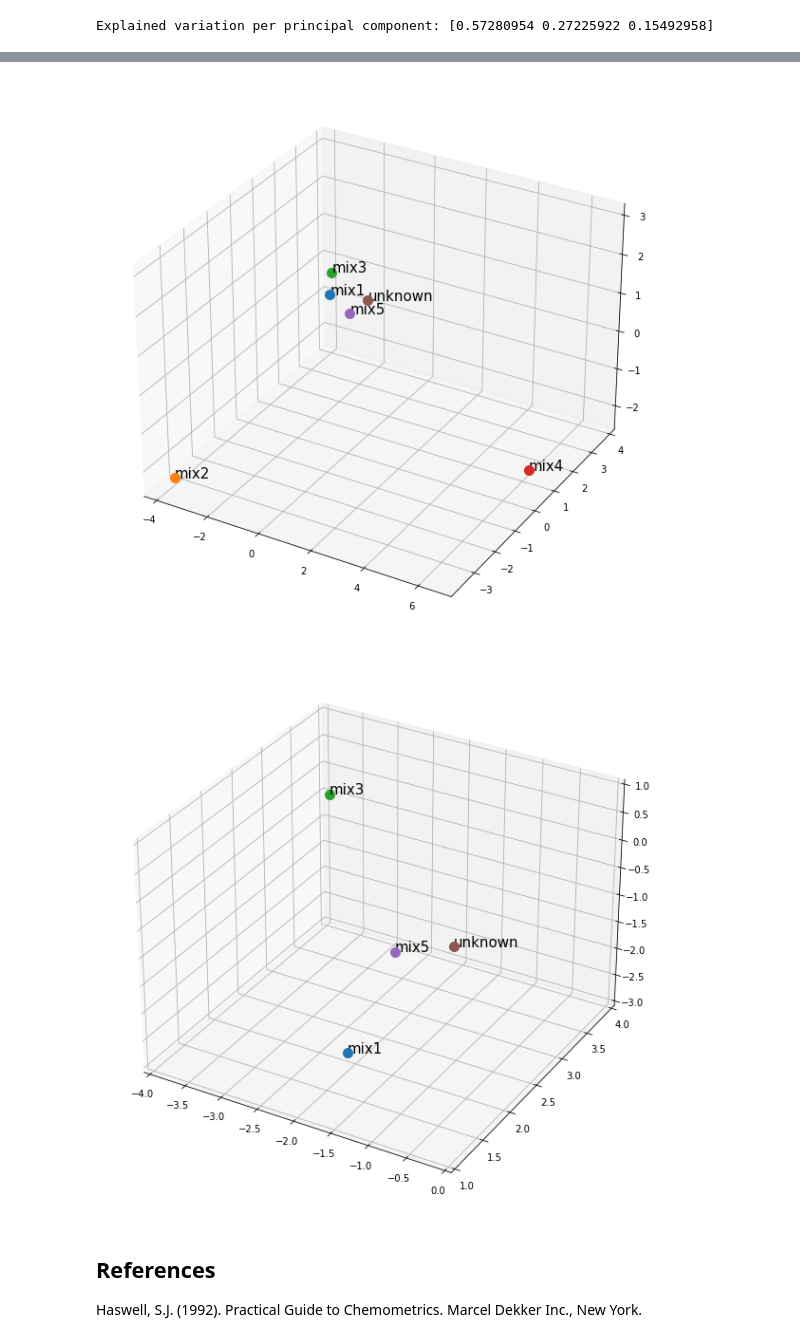
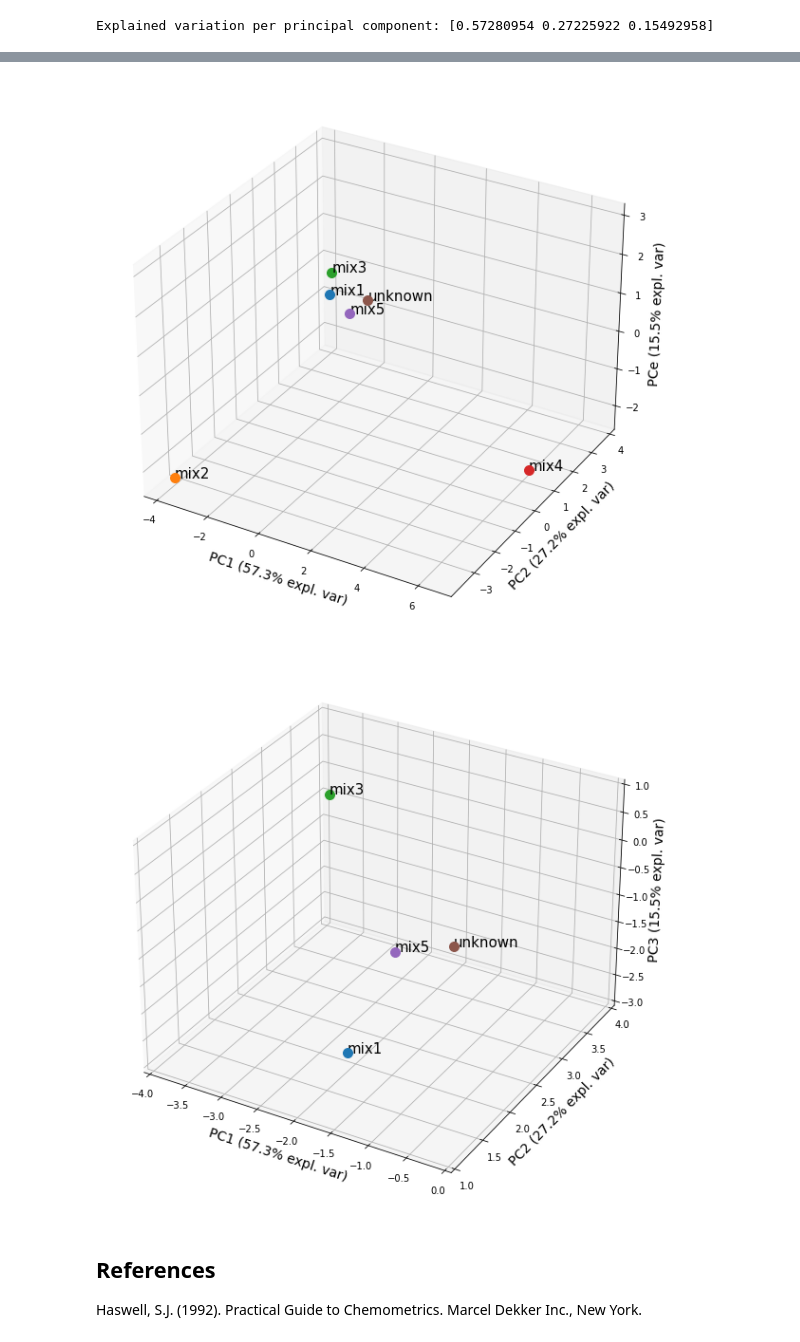
Before and after one commit to dawsman-1/Chemometrics-using-Python, a Jupyter notebook: Principal Component Analysis sklearn.ipynb, the cells around one changed output, grey strips where cells are left out. Drawn from its saved outputs; the diff is of its cells as text; code cells hidden in the pictures.

Commit message:
Added plot axes labels PCA sklearn

```diff
--- a/Principal Component Analysis sklearn.ipynb
+++ b/Principal Component Analysis sklearn.ipynb
@@ -107,10 +107,15 @@ n = ['mix1', 'mix2', 'mix3', 'mix4', 'mix5', 'unknown']
 x = principal_spectral_df['principal component 1']
 y = principal_spectral_df['principal component 2']
 
-ax.scatter(x, y, s=100)
+ax.scatter(x, y, s=75)
 
 for i, label in enumerate(n):
-    ax.annotate(label, (x[i], y[i]), size=15)
+    ax.annotate(label, (x[i], y[i]), size=12)
+
+ax.set_xlabel('PC1 ({:.1f}% expl. var)'.format(pca_spectral_data.explained_variance_ratio_[0]*100),
+              size=14, loc='right')
+ax.set_ylabel('PC2 ({:.1f}% expl. var)'.format(pca_spectral_data.explained_variance_ratio_[1]*100),
+              size=14, loc='bottom')
 
 plt.show()    # the unknown plot in a similar position to known mix5
 # %% [output]
@@ -133,31 +138,45 @@ for i in range(len(principal_spectral_df)):
     ax.scatter(x, y, z, s=100)
     ax.text(x, y, z, '{0}'.format(labels[i]), fontsize=15)
 
+ax.set_xlabel('PC1 ({:.1f}% expl. var)'.format(pca_spectral_data.explained_variance_ratio_[0]*100),
+              size=14)
+ax.set_ylabel('PC2 ({:.1f}% expl. var)'.format(pca_spectral_data.explained_variance_ratio_[1]*100),
+              size=14)
+ax.set_zlabel('PCe ({:.1f}% expl. var)'.format(pca_spectral_data.explained_variance_ratio_[2]*100),
+              size=14)
+
 plt.show()
 # %% [output]
-[figure, old version]
+[figure, new version]
 # %%
 # 3D plot of principal components 1, 2 and 3 (ZOOM)
 
 fig = plt.figure(figsize=(8,8))
 ax = Axes3D(fig, auto_add_to_figure=False)
 ax.set_xlim3d(-4,0)
 ax.set_ylim3d(1,4)
 ax.set_zlim3d(-3,1)
 fig.add_axes(ax)
 
 labels = ['mix1', 'mix2', 'mix3', 'mix4', 'mix5', 'unknown']
 
 for i in range(len(principal_spectral_df)):
     x, y, z = principal_spectral_df.iloc[i]['principal component 1'], \
     principal_spectral_df.iloc[i]['principal component 2'], \
     principal_spectral_df.iloc[i]['principal component 3']
     ax.scatter(x, y, z, s=100)
     ax.text(x, y, z, '{0}'.format(labels[i]), fontsize=15)
 
+ax.set_xlabel('PC1 ({:.1f}% expl. var)'.format(pca_spectral_data.explained_variance_ratio_[0]*100),
+              size=14)
+ax.set_ylabel('PC2 ({:.1f}% expl. var)'.format(pca_spectral_data.explained_variance_ratio_[1]*100),
+              size=14)
+ax.set_zlabel('PC3 ({:.1f}% expl. var)'.format(pca_spectral_data.explained_variance_ratio_[2]*100),
+              size=14)
+
 plt.show()    # the unknown plot in a similar position to known mix5
 # %% [output]
-[figure, old version]
+[figure, new version]
 # %% [markdown]
 ## References
 
```
Also changed, not shown: parts of 1 cell of this notebook.
